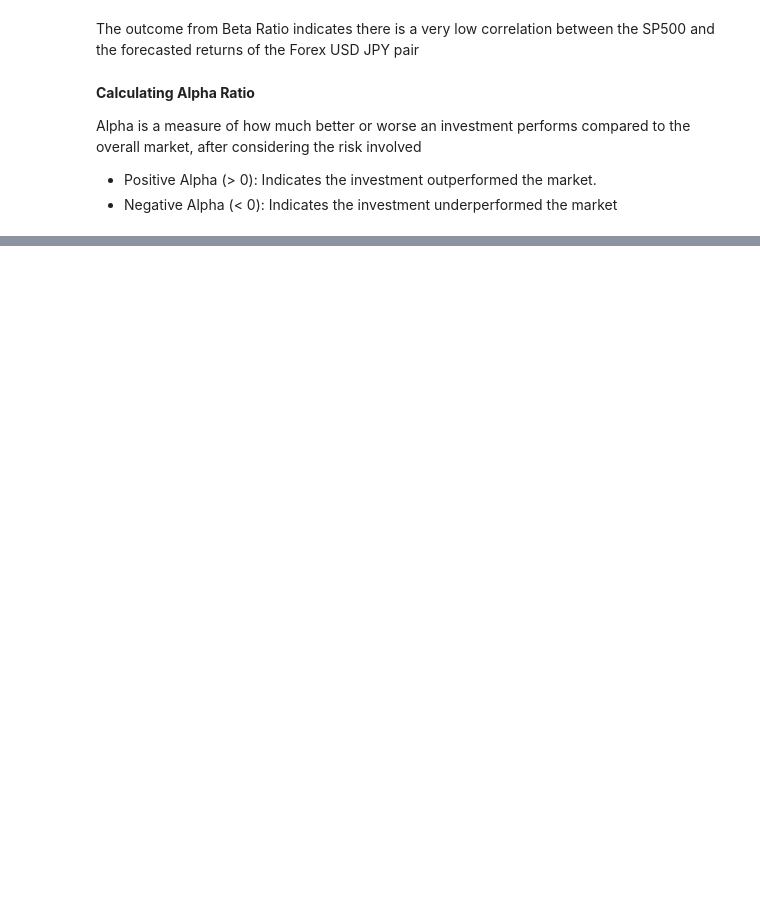
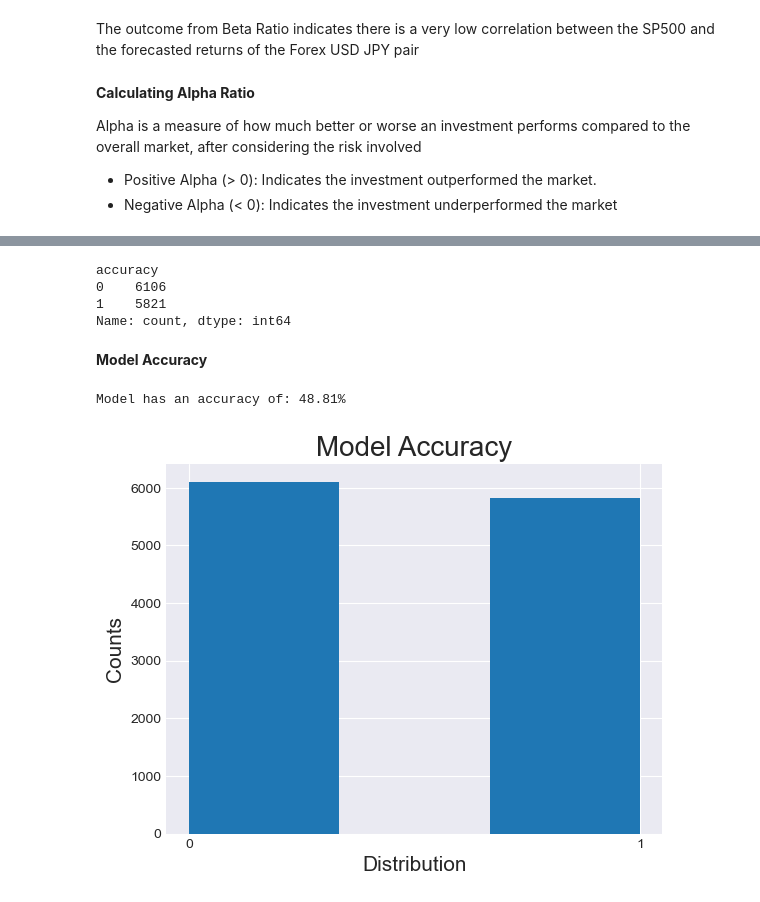
Before and after one commit to YarosInter/Time-Series-LinearRegression, a Jupyter notebook: LinearRegression Model.ipynb, the cells around one changed output, grey strips where cells are left out. Drawn from its saved outputs; the diff is of its cells as text; code cells hidden in the pictures; blank space fills up the shorter version.

Commit message:
Analisys of model accuracy

```diff
--- a/LinearRegression Model.ipynb
+++ b/LinearRegression Model.ipynb
@@ -373,0 +376,7 @@ Alpha Ratio: -4.582
+# %%
+# Creating Dataframe with real positons and predicted positions
+df_accuracy = df_with_outcomes[["real_position", "pred_position"]]
+
+# Assigning 1 if the position forecasted is equal to the real position and 0 otherwise
+df_accuracy["accuracy"] = np.where(df_accuracy["real_position"] == df_accuracy["pred_position"], 1, 0)
+df_accuracy.head()
@@ -373,0 +391,25 @@ Alpha Ratio: -4.582
+# %%
+# Count the occurrences of each unique accuracy value in the 'accuracy' column and store the result in 'accuracy'
+accuracy = df_accuracy["accuracy"].value_counts()
+accuracy
+# %% [output]
+accuracy
+0    6106
+1    5821
+Name: count, dtype: int64
+# %% [markdown]
+**Model Accuracy**
+# %%
+# Total counts of occurrences where model was right (number assigned 1) divided into the total number of predictions
+model_accuracy = accuracy[1] / len(df_accuracy)
+print(f"Model has an accuracy of: {model_accuracy * 100:.2f}%")
+# %% [output]
+Model has an accuracy of: 48.81%
+# %%
+plt.hist(df_accuracy["accuracy"], bins=3)
+plt.xticks([0, 1])
+plt.title("Model Accuracy", fontsize=20)
+plt.ylabel("Counts", fontsize=15)
+plt.xlabel("Distribution", fontsize=15);
+# %% [output]
+[figure, added]
```
Also changed, not shown: parts of 15 cells of this notebook.
